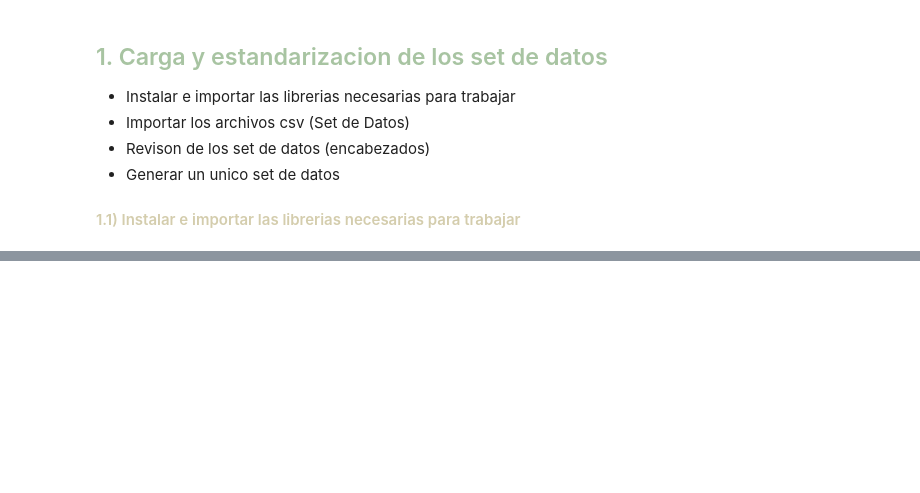
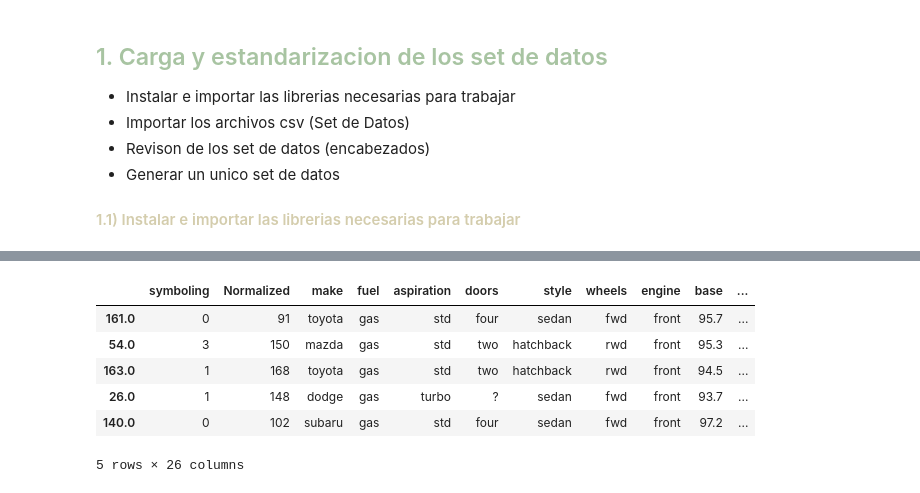
Before and after one commit to MarianaGR1228/Data-Analitics-Course, a Jupyter notebook: EDA_CARROS.ipynb, the cells around one changed output, grey strips where cells are left out. Cells and saved outputs as stored; diff of their text form; code cells hidden in the pictures; blank space fills up the shorter version.

```diff
--- a/EDA_CARROS.ipynb
+++ b/EDA_CARROS.ipynb
@@ -30,0 +78,10 @@
+# %%
+dfAutos1.tail(5)
+# %% [output]
+|  | symboling | Normalized | make | fuel | aspiration | doors | style | wheels | engine | base | ... |
+| 161.0 | 0 | 91 | toyota | gas | std | four | sedan | fwd | front | 95.7 | ... |
+| 54.0 | 3 | 150 | mazda | gas | std | two | hatchback | rwd | front | 95.3 | ... |
+| 163.0 | 1 | 168 | toyota | gas | std | two | hatchback | rwd | front | 94.5 | ... |
+| 26.0 | 1 | 148 | dodge | gas | turbo | ? | sedan | fwd | front | 93.7 | ... |
+| 140.0 | 0 | 102 | subaru | gas | std | four | sedan | fwd | front | 97.2 | ... |
+5 rows × 26 columns
```
Also changed, not shown: parts of 23 cells of this notebook.
